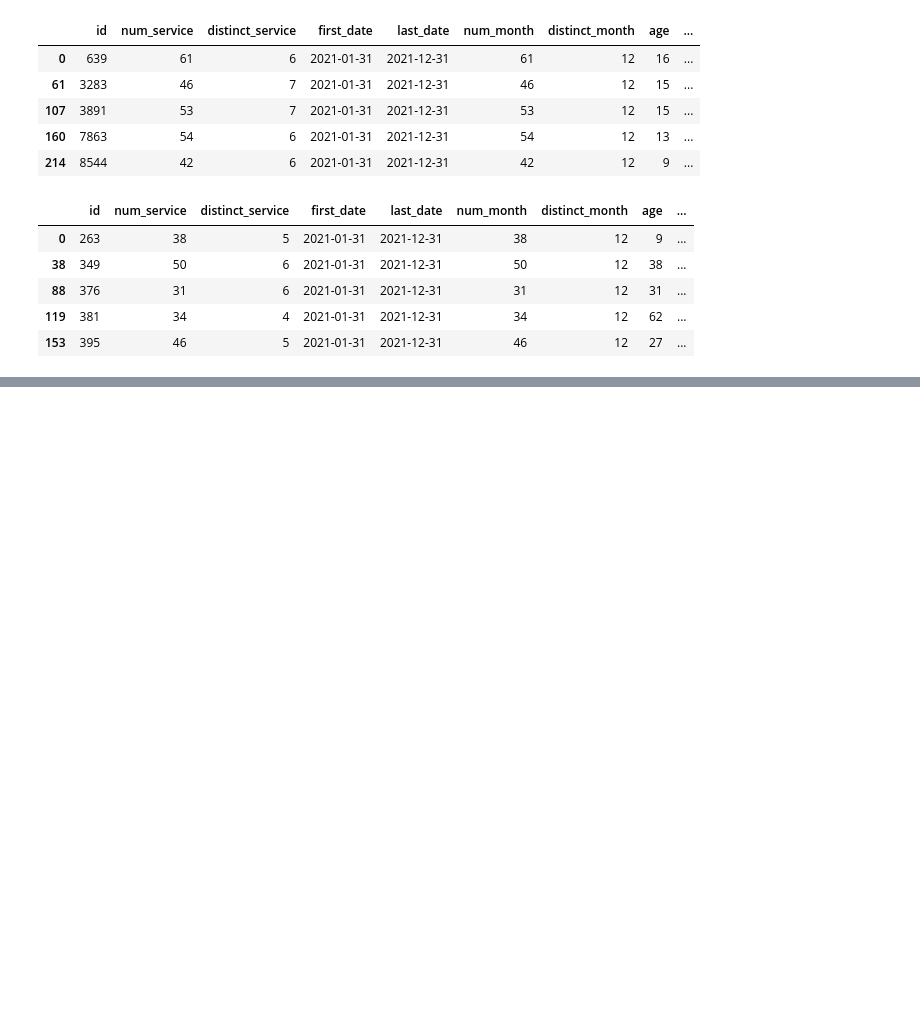
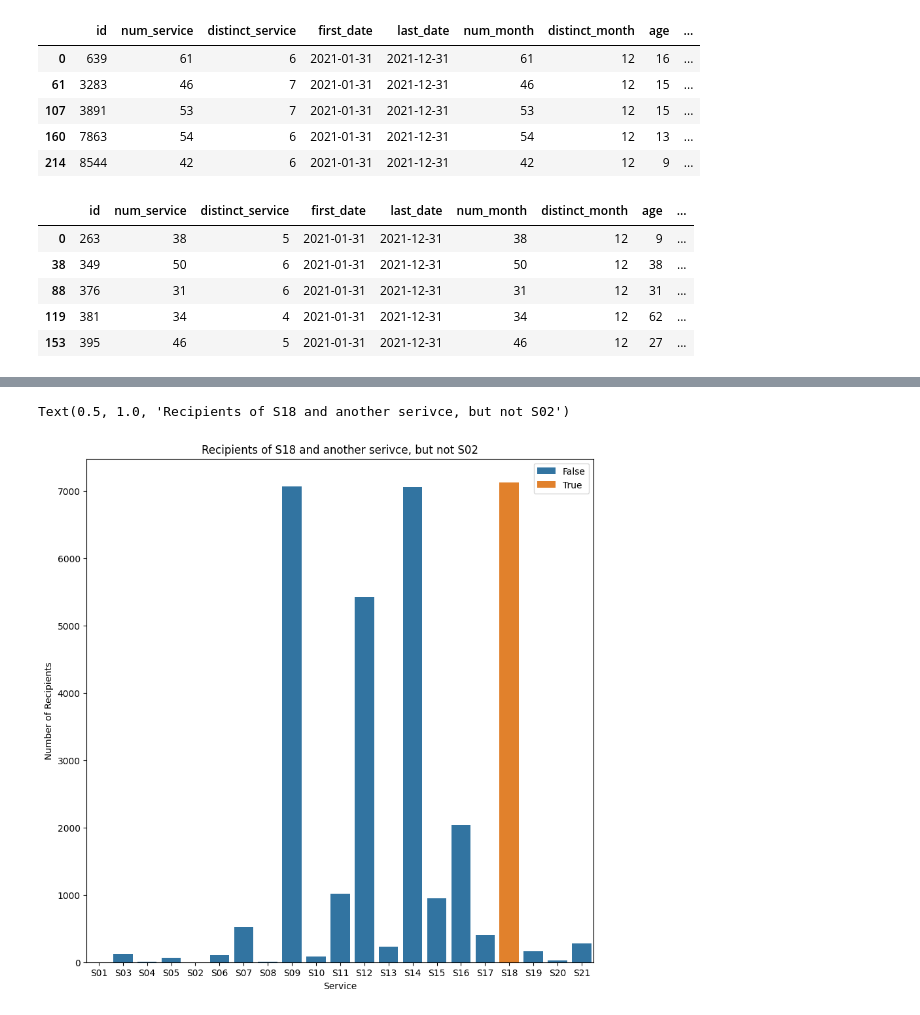
Before and after one commit to joshwinnes11/Math485, a Jupyter notebook: HW/Week2.ipynb, the cells around one changed output, grey strips where cells are left out. Cells and saved outputs as stored; diff of their text form; code cells hidden in the pictures; blank space fills up the shorter version.

```diff
--- a/HW/Week2.ipynb
+++ b/HW/Week2.ipynb
@@ -348,0 +305,11 @@ sns.heatmap(df_serv.iloc[:,1:23].corr(),annot=True, cmap='coolwarm')
+# %%
+list_S18_servs = get_sum_associated_servs(cohort_S18_only_services)
+
+plt.figure(figsize=(10,10))
+sns.barplot(data=list_S18_servs, x=list_S18_servs.index,y='count', hue = list_S18_servs.index == 'S18')
+plt.xlabel('Service')
+plt.ylabel('Number of Recipients')
+plt.title('Recipients of S18 and another serivce, but not S02')
+# %% [output]
+Text(0.5, 1.0, 'Recipients of S18 and another serivce, but not S02')
+[figure, added]
```
Also changed, not shown: parts of 13 cells of this notebook, 1 other file.
